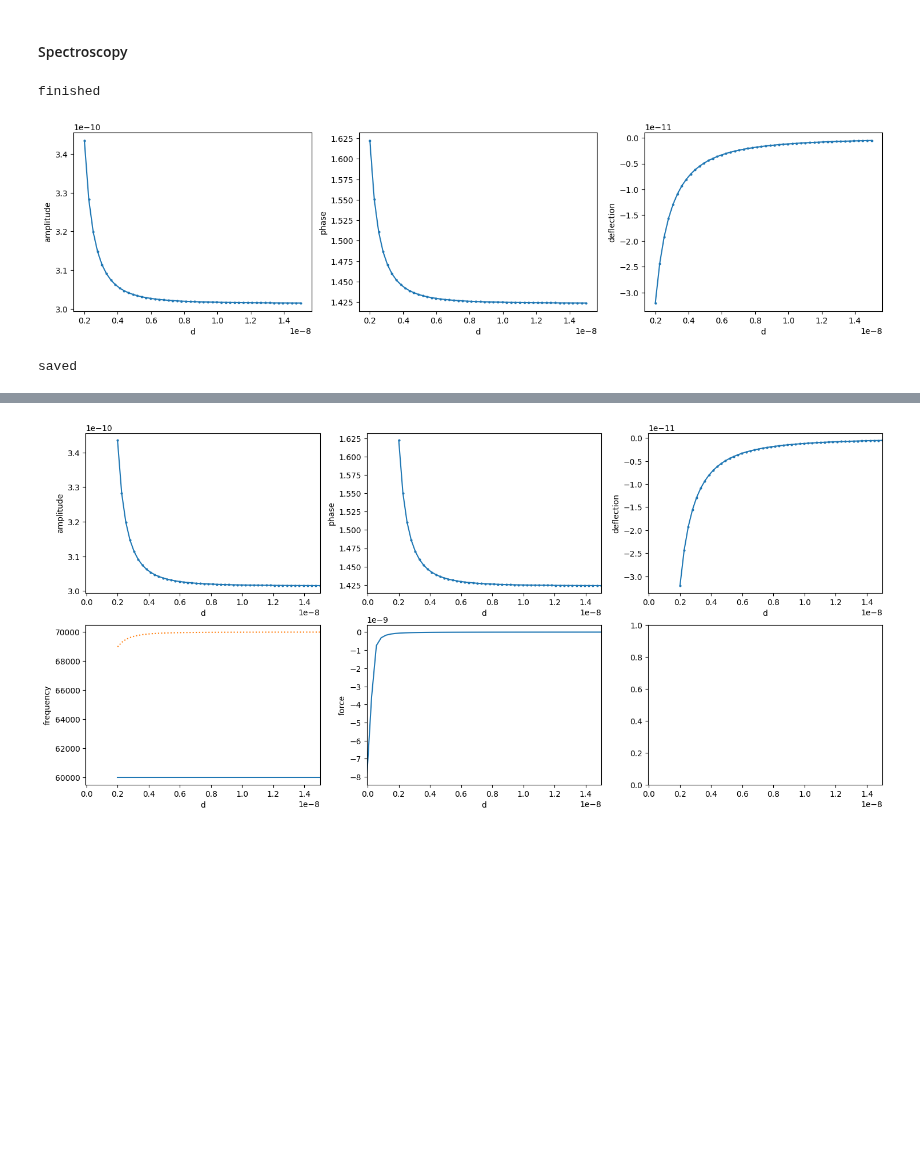
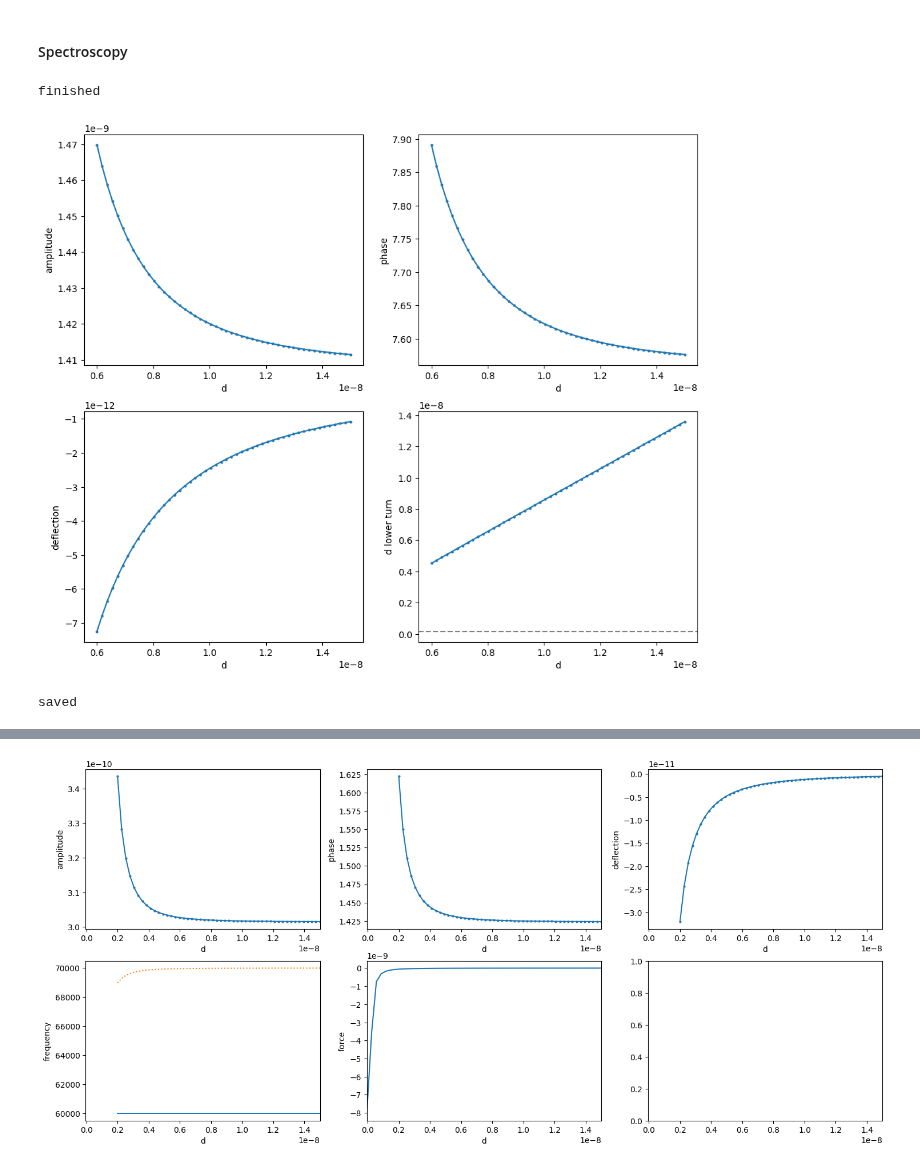
Before and after one commit to PranavSudersan/AFM-Dashboard, a Jupyter notebook: AFM Dashboard.ipynb, the cells around one changed output, grey strips where cells are left out. Cells and saved outputs as stored; diff of their text form; code cells hidden in the pictures; blank space fills up the shorter version.

```diff
--- a/AFM Dashboard.ipynb
+++ b/AFM Dashboard.ipynb
@@ -6294,39 +6268,52 @@ if __name__ == "__main__":
         # (1e6)
         ]
 
     with mp.Pool(processes=mp.cpu_count()) as pool:
         results = pool.map(run_simulation, params)
 
 print('finished')
 simu_results = results
 spectro_datadf = pd.DataFrame(simu_results[0])
-
+spectro_datadf['d lower turn'] = spectro_datadf['d'] + spectro_datadf['deflection'] - spectro_datadf['amplitude']
 # plt.legend(loc="best")
 # xdrive_list = F0*np.cos(wd*np.array(t_list))
 # ax1[0][1].plot(t_list, xdrive_list, label="drive", color="red")
 
 # ax1[1][0].plot(err_v_list)
 # ax1[1][1].plot(err_x_list)
 # # ax2[0].set_xlim(fc-1000, fc+1000)
 # plt.show()
 # plt.subplot(1,1,1)
 # plt.title("Cantilever oscillation")
 # plt.plot(t_list, x_list, label="cantilever", color="blue")
 # plt.plot(t_list, xdrive_list, label="drive", color="red")
 # plt.show()
-fig2, ax2 = plt.subplots(1, 3, figsize=(18,4))
-sns.lineplot(data=spectro_datadf, x='d', y='amplitude', ax=ax2[0], marker='.', markeredgewidth=0)
-sns.lineplot(data=spectro_datadf, x='d', y='phase', ax=ax2[1], marker='.', markeredgewidth=0)
-sns.lineplot(data=spectro_datadf, x='d', y='deflection', ax=ax2[2], marker='.', markeredgewidth=0)
+fig2, ax2 = plt.subplots(2, 2, figsize=(12,10))
+sns.lineplot(data=spectro_datadf, x='d', y='amplitude', #hue='sweep direction',
+             legend='auto', ax=ax2[0][0], marker='.', markeredgewidth=0)
+sns.lineplot(data=spectro_datadf, x='d', y='phase', #hue='sweep direction',
+             legend=False, ax=ax2[0][1], marker='.', markeredgewidth=0)
+sns.lineplot(data=spectro_datadf, x='d', y='deflection', #hue='sweep direction',
+             legend=False, ax=ax2[1][0], marker='.', markeredgewidth=0)
+sns.lineplot(data=spectro_datadf, x='d', y='d lower turn', #hue='sweep direction',
+             legend=False, ax=ax2[1][1], marker='.', markeredgewidth=0)
+ax2_00_ylim = ax2[0][0].get_ylim()
+ax2[0][0].plot(d0_list, d0_list, linestyle='--', color='gray')
+ax2[0][0].set_ylim(*ax2_00_ylim)
+ax2_10_ylim = ax2[1][0].get_ylim()
+ax2[1][0].plot(d0_list, -d0_list, linestyle='--', color='gray')
+ax2[1][0].set_ylim(*ax2_10_ylim)
+ax2[1][1].axhline(a0, linestyle='--', color='gray')
 plt.show()
 
 timestamp = datetime.datetime.now().strftime('%y%m%d-%H%M%S')
 file_suffix = f'thetas_{theta_s}_humidity_{humid:.2f}_ampfree_{amp_ini:1.1e}_fd_{fd_ini:.0f}_kc_{kc}_d0pts_{d0_pts}_{timestamp}'
-spectro_datadf.to_csv(f'data/cantisimu_spectrodata_{file_suffix}.csv')
+header_df.to_csv(f'data/cantisimu_spectrodata_{file_suffix}.csv', index=False, header=False)
+spectro_datadf.to_csv(f'data/cantisimu_spectrodata_{file_suffix}.csv', index=False, mode='a')
 fig2.savefig(f'data/cantisimu_spectroplot_{file_suffix}.png', dpi=300, bbox_inches='tight')
 print('saved')
 # %% [output]
 finished
-[figure, old version]
+[figure, new version]
 saved
 # %%
```
Also changed, not shown: parts of 7 cells of this notebook.
